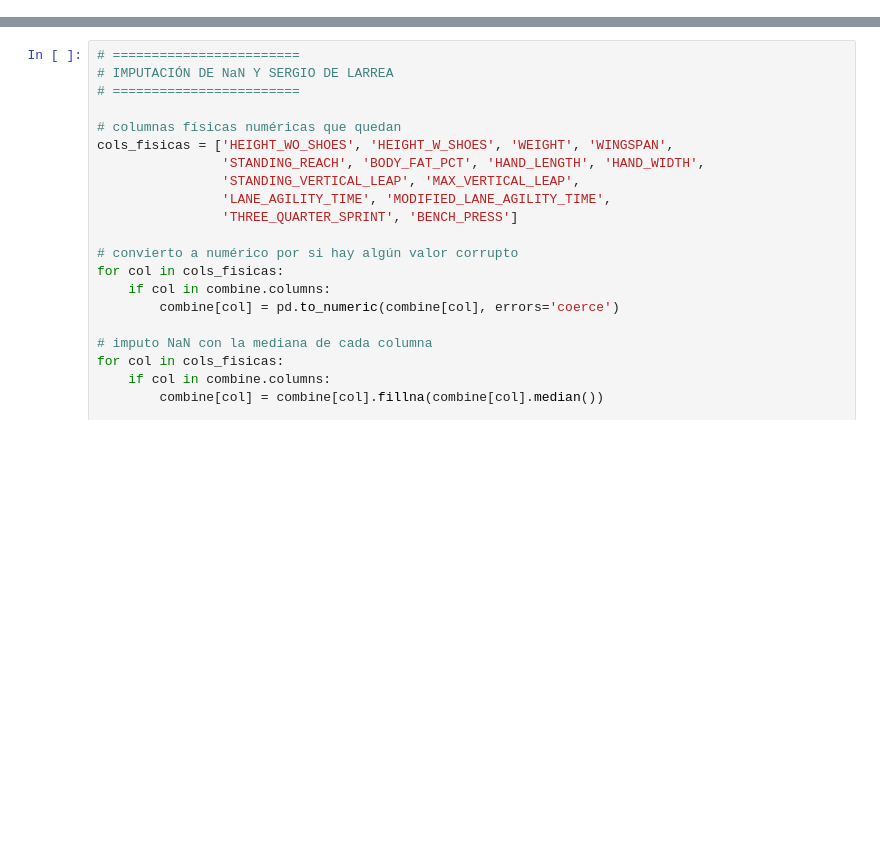
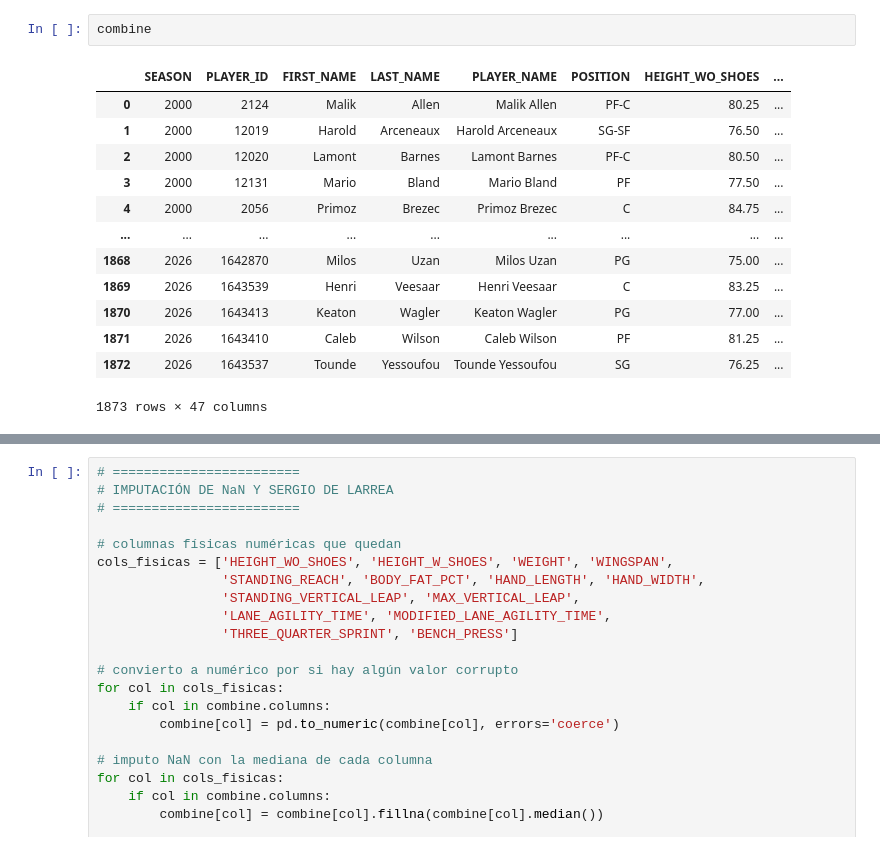
Before and after one commit to RobertoCantero82/nba-draft-2026-prediccion, a Jupyter notebook: notebooks/limpieza_combine.ipynb, the cells around one changed output, grey strips where cells are left out. Saved outputs shown, nothing was run; the diff lists cells and outputs as text; blank space fills up the shorter version.

```diff
--- a/notebooks/limpieza_combine.ipynb
+++ b/notebooks/limpieza_combine.ipynb
@@ -15,3 +12,19 @@ print(f"\nColumnas: {list(combine.columns)}")
 Shape: (1873, 47)
 
 Columnas: ['SEASON', 'PLAYER_ID', 'FIRST_NAME', 'LAST_NAME', 'PLAYER_NAME', 'POSITION', 'HEIGHT_WO_SHOES', 'HEIGHT_WO_SHOES_FT_IN', 'HEIGHT_W_SHOES', 'HEIGHT_W_SHOES_FT_IN', 'WEIGHT', 'WINGSPAN', 'WIN ...
+# %%
+combine
+# %% [output]
+|  | SEASON | PLAYER_ID | FIRST_NAME | LAST_NAME | PLAYER_NAME | POSITION | HEIGHT_WO_SHOES | ... |
+| 0 | 2000 | 2124 | Malik | Allen | Malik Allen | PF-C | 80.25 | ... |
+| 1 | 2000 | 12019 | Harold | Arceneaux | Harold Arceneaux | SG-SF | 76.50 | ... |
+| 2 | 2000 | 12020 | Lamont | Barnes | Lamont Barnes | PF-C | 80.50 | ... |
+| 3 | 2000 | 12131 | Mario | Bland | Mario Bland | PF | 77.50 | ... |
+| 4 | 2000 | 2056 | Primoz | Brezec | Primoz Brezec | C | 84.75 | ... |
+| ... | ... | ... | ... | ... | ... | ... | ... | ... |
+| 1868 | 2026 | 1642870 | Milos | Uzan | Milos Uzan | PG | 75.00 | ... |
+| 1869 | 2026 | 1643539 | Henri | Veesaar | Henri Veesaar | C | 83.25 | ... |
+| 1870 | 2026 | 1643413 | Keaton | Wagler | Keaton Wagler | PG | 77.00 | ... |
+| 1871 | 2026 | 1643410 | Caleb | Wilson | Caleb Wilson | PF | 81.25 | ... |
+| 1872 | 2026 | 1643537 | Tounde | Yessoufou | Tounde Yessoufou | SG | 76.25 | ... |
+1873 rows × 47 columns
```
Also changed, not shown: parts of 5 cells of this notebook, 3 other files.
